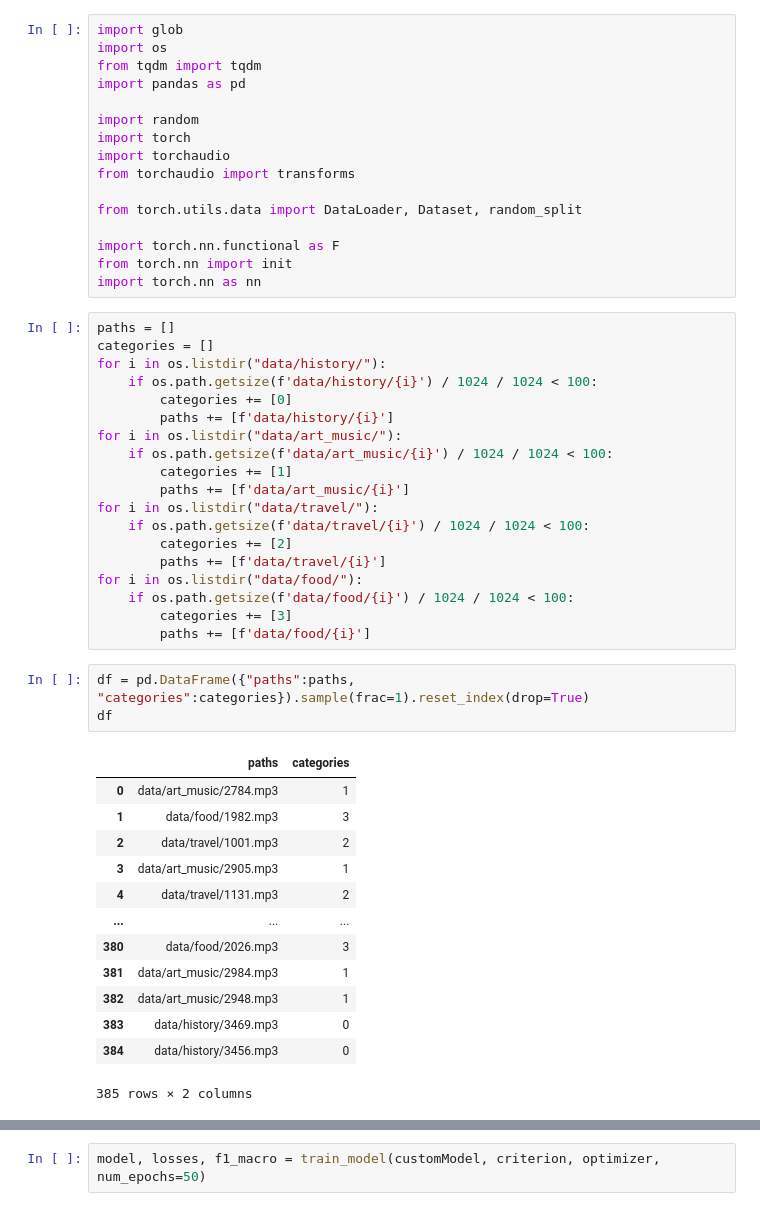
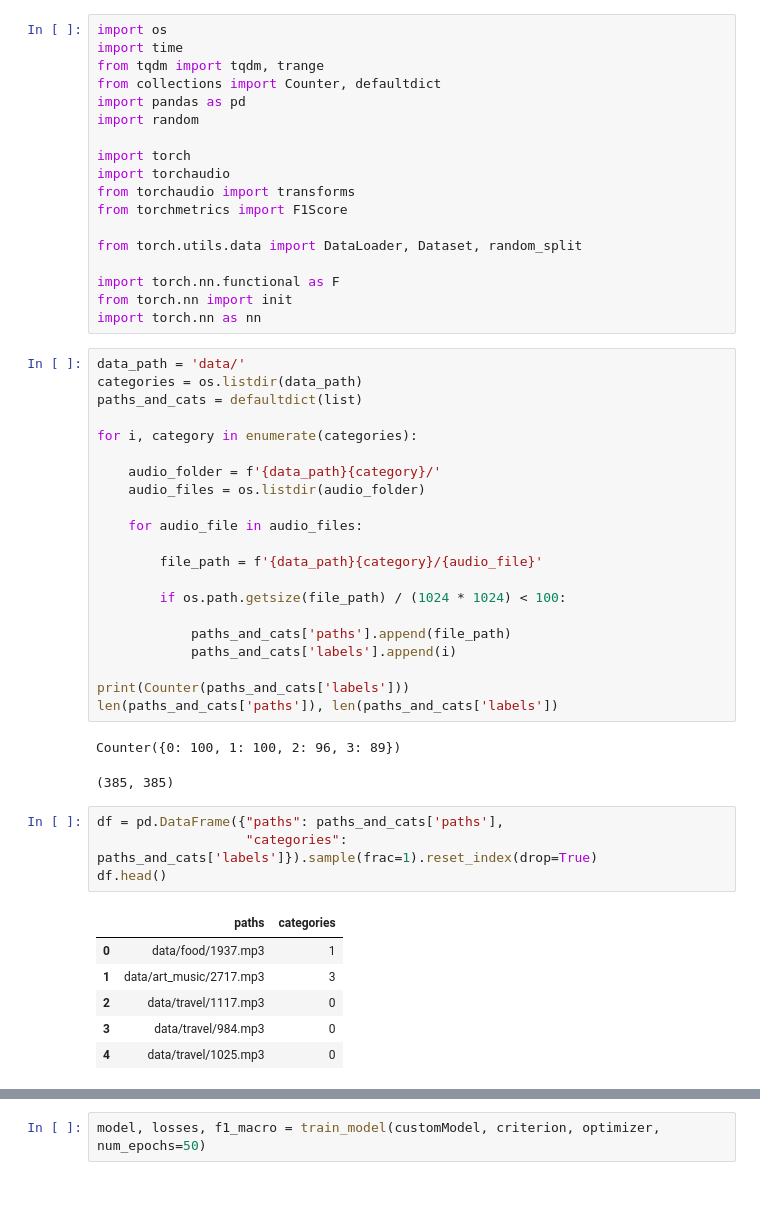
Before and after one commit to valiantDI/NeuralNetworkTechnologiesLabs, a Jupyter notebook: nn-technologies-lab2/CustomAudioClassifierModel.ipynb, the cells around one changed output, grey strips where cells are left out. Cells and saved outputs as stored; diff of their text form.

```diff
--- a/nn-technologies-lab2/CustomAudioClassifierModel.ipynb
+++ b/nn-technologies-lab2/CustomAudioClassifierModel.ipynb
@@ -1,13 +1,15 @@
 # %%
-import glob
 import os
-from tqdm import tqdm
+import time
+from tqdm import tqdm, trange
+from collections import Counter, defaultdict
 import pandas as pd
+import random
 
-import random
 import torch
 import torchaudio
 from torchaudio import transforms
+from torchmetrics import F1Score
 
 from torch.utils.data import DataLoader, Dataset, random_split
 
@@ -15,39 +17,38 @@ import torch.nn.functional as F
 from torch.nn import init
 import torch.nn as nn
 # %%
-paths = []
-categories = []
-for i in os.listdir("data/history/"):
-    if os.path.getsize(f'data/history/{i}') / 1024 / 1024 < 100:
-        categories += [0]
-        paths += [f'data/history/{i}']
-for i in os.listdir("data/art_music/"):
-    if os.path.getsize(f'data/art_music/{i}') / 1024 / 1024 < 100:
-        categories += [1]
-        paths += [f'data/art_music/{i}']
-for i in os.listdir("data/travel/"):
-    if os.path.getsize(f'data/travel/{i}') / 1024 / 1024 < 100:
-        categories += [2]
-        paths += [f'data/travel/{i}']
-for i in os.listdir("data/food/"):
-    if os.path.getsize(f'data/food/{i}') / 1024 / 1024 < 100:
-        categories += [3]
-        paths += [f'data/food/{i}']
+data_path = 'data/'
+categories = os.listdir(data_path)
+paths_and_cats = defaultdict(list)
+
+for i, category in enumerate(categories):
+
+    audio_folder = f'{data_path}{category}/'
+    audio_files = os.listdir(audio_folder)
+
+    for audio_file in audio_files:
+
+        file_path = f'{data_path}{category}/{audio_file}'
+
+        if os.path.getsize(file_path) / (1024 * 1024) < 100:
+
+            paths_and_cats['paths'].append(file_path)
+            paths_and_cats['labels'].append(i)
+
+print(Counter(paths_and_cats['labels']))
+len(paths_and_cats['paths']), len(paths_and_cats['labels'])
+# %% [output]
+Counter({0: 100, 1: 100, 2: 96, 3: 89})
+(385, 385)
 # %%
-df = pd.DataFrame({"paths":paths, "categories":categories}).sample(frac=1).reset_index(drop=True)
-df
+df = pd.DataFrame({"paths": paths_and_cats['paths'],
+                   "categories": paths_and_cats['labels']}).sample(frac=1).reset_index(drop=True)
+df.head()
 # %% [output]
 |  | paths | categories |
-| 0 | data/art_music/2784.mp3 | 1 |
-| 1 | data/food/1982.mp3 | 3 |
-| 2 | data/travel/1001.mp3 | 2 |
-| 3 | data/art_music/2905.mp3 | 1 |
-| 4 | data/travel/1131.mp3 | 2 |
-| ... | ... | ... |
-| 380 | data/food/2026.mp3 | 3 |
-| 381 | data/art_music/2984.mp3 | 1 |
-| 382 | data/art_music/2948.mp3 | 1 |
-| 383 | data/history/3469.mp3 | 0 |
-| 384 | data/history/3456.mp3 | 0 |
+| 0 | data/food/1937.mp3 | 1 |
+| 1 | data/art_music/2717.mp3 | 3 |
+| 2 | data/travel/1117.mp3 | 0 |
+| 3 | data/travel/984.mp3 | 0 |
+| 4 | data/travel/1025.mp3 | 0 |
-385 rows × 2 columns
 # %%
```
Also changed, not shown: parts of 11 cells of this notebook, 11 other files.
